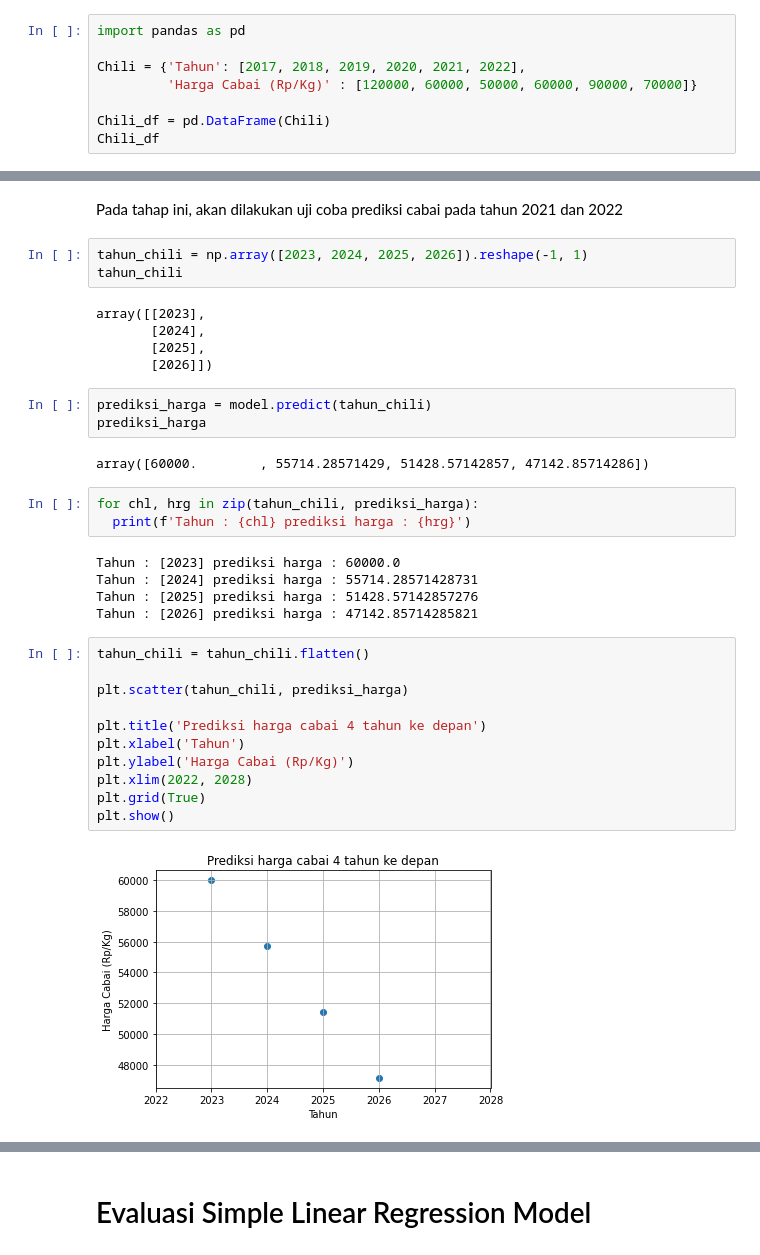
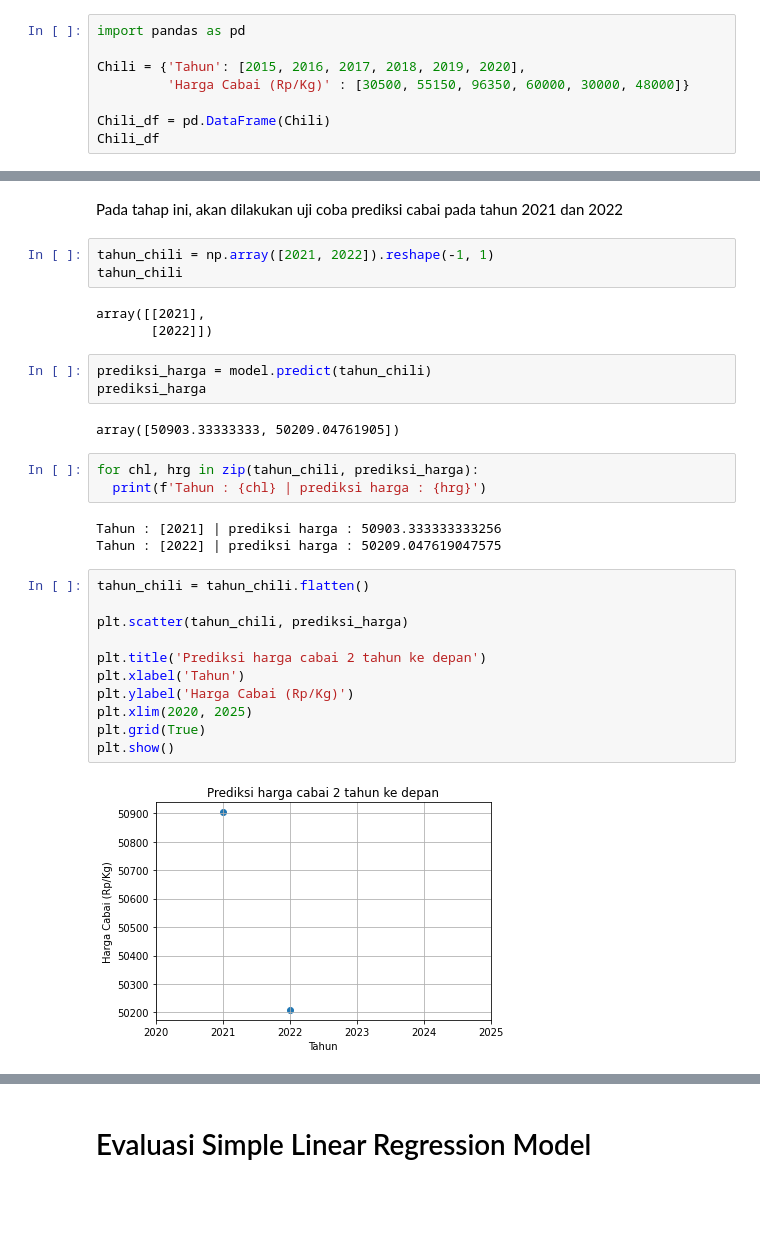
Before and after one commit to IlyasHidayatR/Python_DAA, a Jupyter notebook: Regresi_PrediksiHargaCabai.ipynb, the cells around one changed output, grey strips where cells are left out. Cells and saved outputs as stored; diff of their text form; blank space fills up the shorter version.

```diff
--- a/Regresi_PrediksiHargaCabai.ipynb
+++ b/Regresi_PrediksiHargaCabai.ipynb
@@ -7,8 +7,8 @@ Dataset yang digunakan adalah data harga bahan pokok cabai merah pada setiap tah
 # %%
 import pandas as pd
 
-Chili = {'Tahun': [2017, 2018, 2019, 2020, 2021, 2022],
-         'Harga Cabai (Rp/Kg)' : [120000, 60000, 50000, 60000, 90000, 70000]}
+Chili = {'Tahun': [2015, 2016, 2017, 2018, 2019, 2020],
+         'Harga Cabai (Rp/Kg)' : [30500, 55150, 96350, 60000, 30000, 48000]}
 
 Chili_df = pd.DataFrame(Chili)
 Chili_df
@@ -107,36 +108,32 @@ slope: [-4285.71428571]
 # %% [markdown]
 Pada tahap ini, akan dilakukan uji coba prediksi cabai pada tahun 2021 dan 2022
 # %%
-tahun_chili = np.array([2023, 2024, 2025, 2026]).reshape(-1, 1)
+tahun_chili = np.array([2021, 2022]).reshape(-1, 1)
 tahun_chili
 # %% [output]
-array([[2023],
-       [2024],
-       [2025],
-       [2026]])
+array([[2021],
+       [2022]])
 # %%
 prediksi_harga = model.predict(tahun_chili)
 prediksi_harga
 # %% [output]
-array([60000.        , 55714.28571429, 51428.57142857, 47142.85714286])
+array([50903.33333333, 50209.04761905])
 # %%
 for chl, hrg in zip(tahun_chili, prediksi_harga):
-  print(f'Tahun : {chl} prediksi harga : {hrg}')
+  print(f'Tahun : {chl} | prediksi harga : {hrg}')
 # %% [output]
-Tahun : [2023] prediksi harga : 60000.0
-Tahun : [2024] prediksi harga : 55714.28571428731
-Tahun : [2025] prediksi harga : 51428.57142857276
-Tahun : [2026] prediksi harga : 47142.85714285821
+Tahun : [2021] | prediksi harga : 50903.333333333256
+Tahun : [2022] | prediksi harga : 50209.047619047575
 # %%
 tahun_chili = tahun_chili.flatten()
 
 plt.scatter(tahun_chili, prediksi_harga)
 
-plt.title('Prediksi harga cabai 4 tahun ke depan')
+plt.title('Prediksi harga cabai 2 tahun ke depan')
 plt.xlabel('Tahun')
 plt.ylabel('Harga Cabai (Rp/Kg)')
-plt.xlim(2022, 2028)
+plt.xlim(2020, 2025)
 plt.grid(True)
 plt.show()
 # %% [output]
-[figure, old version]
+[figure, new version]
```
Also changed, not shown: parts of 13 cells of this notebook.
